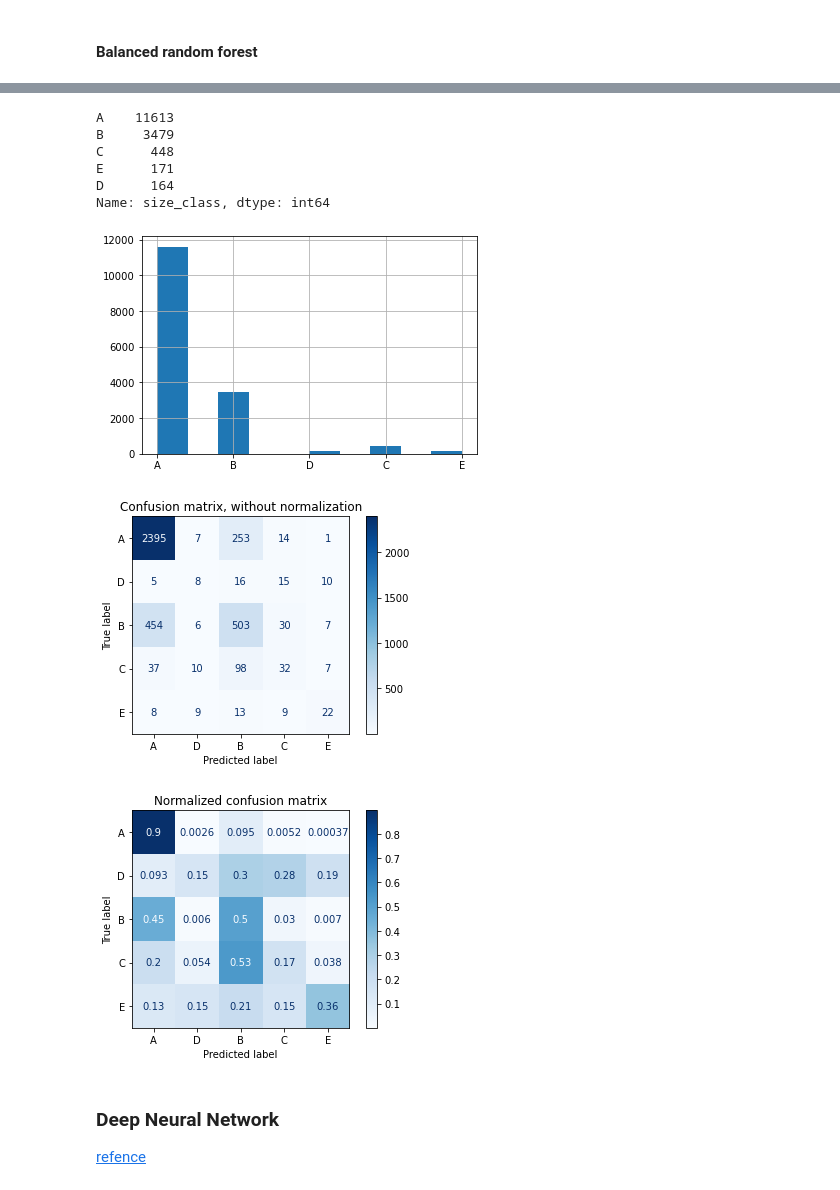
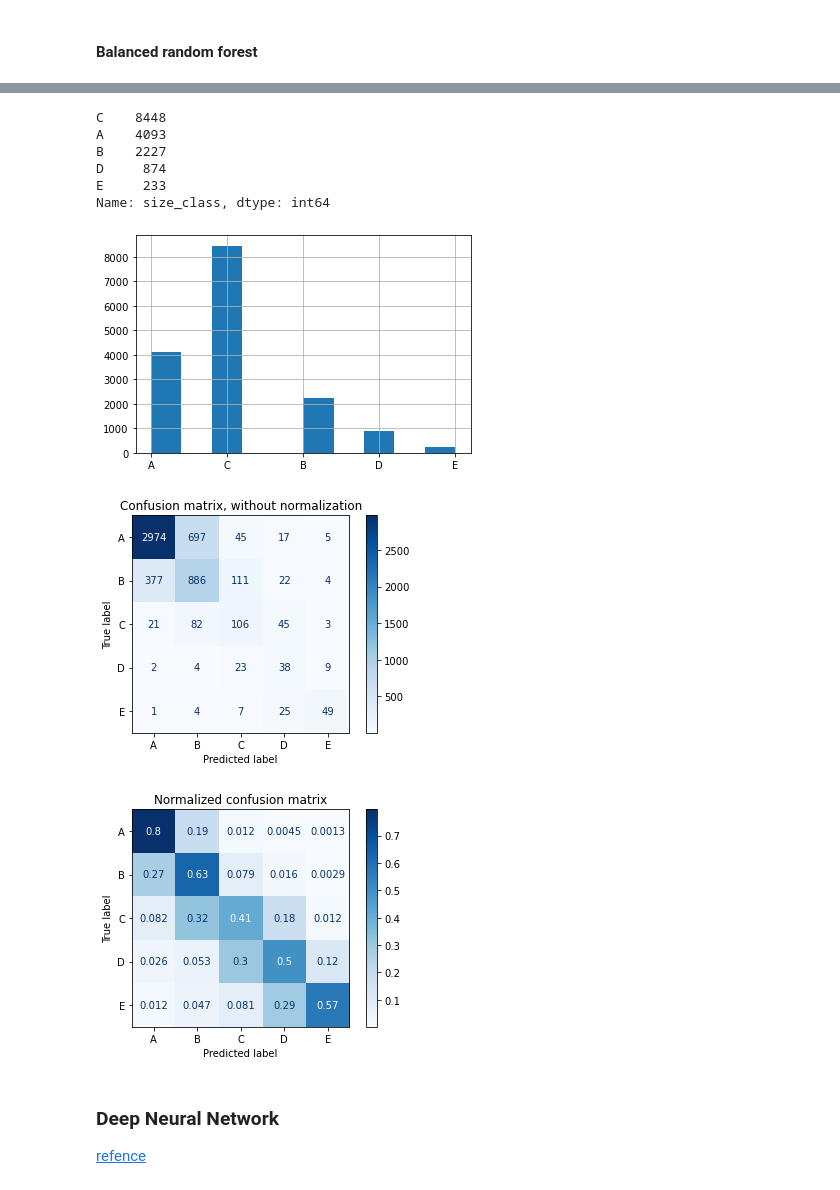
Before and after one commit to CheloGE/CARINO-wildfire_size_prediction, a Jupyter notebook: Wildfire_size_prediction.ipynb, the cells around one changed output, grey strips where cells are left out. Saved outputs shown, nothing was run; the diff lists cells and outputs as text; code cells hidden in the pictures.

Commit message:
score: 37

```diff
--- a/Wildfire_size_prediction.ipynb
+++ b/Wildfire_size_prediction.ipynb
@@ -562,7 +514,7 @@ Name: Features, dtype: object
 ## PCA
 # %%
 from sklearn.decomposition import PCA
-pca = PCA(n_components=20)
+pca = PCA(n_components=8)
 pca_train_X = pca.fit_transform(X_train_ohe)
 pca_test_X = pca.transform(X_test_ohe)
 # %%
@@ -576,7 +528,7 @@ pca_test_X.shape
 # %% [markdown]
 #### PCA train and validation for splitted data
 # %%
-pca = PCA(n_components=20)
+pca = PCA(n_components=8)
 pca_train_split_X = pca.fit_transform(train_X)
 pca_validation_split_X =  pca.transform(validation_X)
 pca_test_X = pca.transform(X_test_ohe)
@@ -654,0 +632,24 @@ Mean f1-score: 0.486
+# %%
+class_list = list(range(11,16))
+class_list2 = np.linspace(8.952,8.953,100)
+class_list3 = list(range(2,11))
+list_of_weights = {'A':[13], 'B':class_list2, 'C':[3], 'D':[2], 'E':[1]}
+best_score = 0.0
+for A_value in list_of_weights['A']:
+    for B_value in list_of_weights['B']:
+        for C_value in list_of_weights['C']:
+            for D_value in list_of_weights['D']:
+                for E_value in list_of_weights['E']:
+                    weights = {'A':A_value, 'B':B_value, 'C':C_value, 'D':D_value, 'E':E_value}
+                    model = BalancedRandomForestClassifier(n_estimators=100, max_depth=10,
+                                       random_state=42, class_weight=weights, n_jobs = 1,
+                                      criterion='entropy', max_features=None, min_impurity_decrease=0.003
+                                      ,min_samples_leaf = 5, ccp_alpha=0.008, sampling_strategy= 'all')
+                    cv = RepeatedStratifiedKFold(n_splits=5, n_repeats=3, random_state=42)
+                    scores = cross_val_score(model, pca_train_X, y_train, scoring='f1_macro', cv=cv, n_jobs=-1)
+                    final_score = np.mean(scores)
+                    print(f"Current score: {final_score}, Current weights: {weights}", end="\r", flush=True)
+                    if final_score > best_score:
+                        best_score = final_score
+                        best_weighs = weights
+                        print(f"Best score: {best_score}, Best weights: {best_weighs}\n")
@@ -655,10 +668,10 @@ Mean f1-score: 0.486
 # %%
-#model.fit(pca_train_split_X, train_y.values.ravel())
-model.fit(train_X[:], train_y.values.ravel())
+model.fit(pca_train_split_X, train_y.values.ravel())
+#model.fit(train_X[:], train_y.values.ravel())
 #model.fit(X_train_ohe, y_train.values.ravel())
 
-#pred_validation_y = model.predict(pca_validation_split_X)
-pred_validation_y = model.predict(validation_X[:])
+pred_validation_y = model.predict(pca_validation_split_X)
+#pred_validation_y = model.predict(validation_X[:])
 #pred_y = model.predict(X_train_ohe)
 f1_score = fbeta_score(validation_y.values.ravel(), pred_validation_y, beta = 1, average='macro')
 gmean_score = geometric_mean_score(validation_y.values.ravel(), pred_validation_y)
@@ -668,8 +681,8 @@ print(f"Geometric mean - validation:{gmean_score}")
 print(f"Geometric mean per class - validation:{gmean_score_sparse}")
 
 print("-------------------------------------------------------------------------------------------")
-#pred_train_y = model.predict(pca_train_split_X)
-pred_train_y = model.predict(train_X[:])
+pred_train_y = model.predict(pca_train_split_X)
+#pred_train_y = model.predict(train_X[:])
 f1_score = fbeta_score(train_y.values.ravel(), pred_train_y, beta = 1, average='macro')
 gmean_score = geometric_mean_score(train_y.values.ravel(), pred_train_y)
 gmean_score_sparse = geometric_mean_score(train_y.values.ravel(), pred_train_y, average=None)
@@ -687,38 +724,38 @@ Geometric mean per class - train:[0.78706389 0.72557093 0.66161396 0.6651891  0.
 # %%
 y_valid_pred = pd.DataFrame()
 y_valid_pred['fire_number'] = train_feng['fire_number']
-y_valid_pred['size_class'] = model.predict(X_train_ohe[:])
-#y_valid_pred['size_class'] = model.predict(pca_train_X)
+#y_valid_pred['size_class'] = model.predict(X_train_ohe[:])
+y_valid_pred['size_class'] = model.predict(pca_train_X)
 y_valid_pred['size_class'].hist()
 y_valid_pred['size_class'].value_counts()
 # %% [output]
-A    11613
-B     3479
-C      448
-E      171
-D      164
+C    8448
+A    4093
+B    2227
+D     874
+E     233
 Name: size_class, dtype: int64
-[figure, old version]
+[figure, new version]
 # %%
 from sklearn.metrics import plot_confusion_matrix
 
 class_names = validation_y['size_class'].unique()
 
 # Plot non-normalized and normalized confusion matrices
 titles_options = [("Confusion matrix, without normalization", None),
                   ("Normalized confusion matrix", 'true')]
 
 for title, normalize in titles_options:
-    disp = plot_confusion_matrix(model, validation_X, validation_y.values.ravel(),
+    disp = plot_confusion_matrix(model, pca_validation_split_X, validation_y.values.ravel(),
                                  labels=class_names,
                                  cmap=plt.cm.Blues,
                                  normalize=normalize)
     disp.ax_.set_title(title)
 
 plt.show()
 # %% [output]
-[figure, old version]
+[figure, new version]
-[figure, old version]
+[figure, new version]
 # %% [markdown]
 ### Deep Neural Network
 [refence](https://machinelearningmastery.com/cost-sensitive-neural-network-for-imbalanced-classification/)
```
Also changed, not shown: parts of 40 cells of this notebook, 8 other files.
